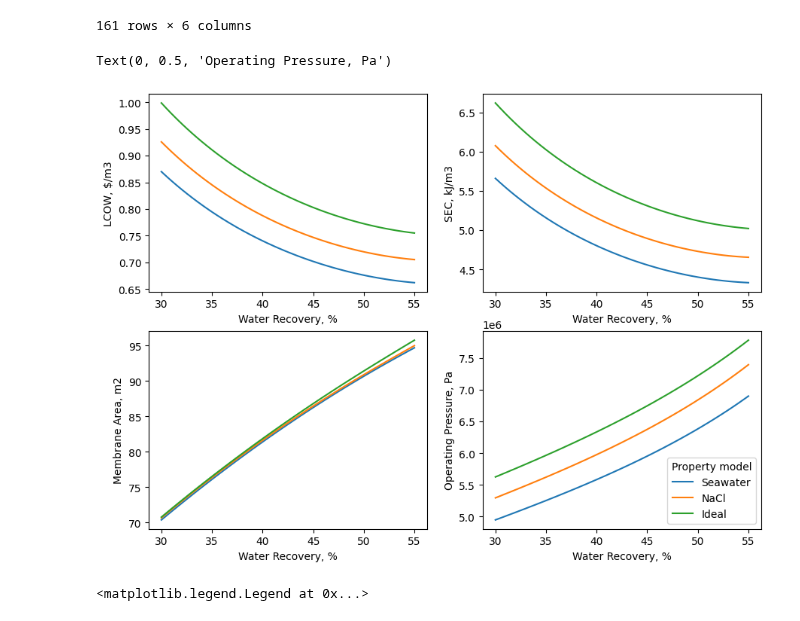
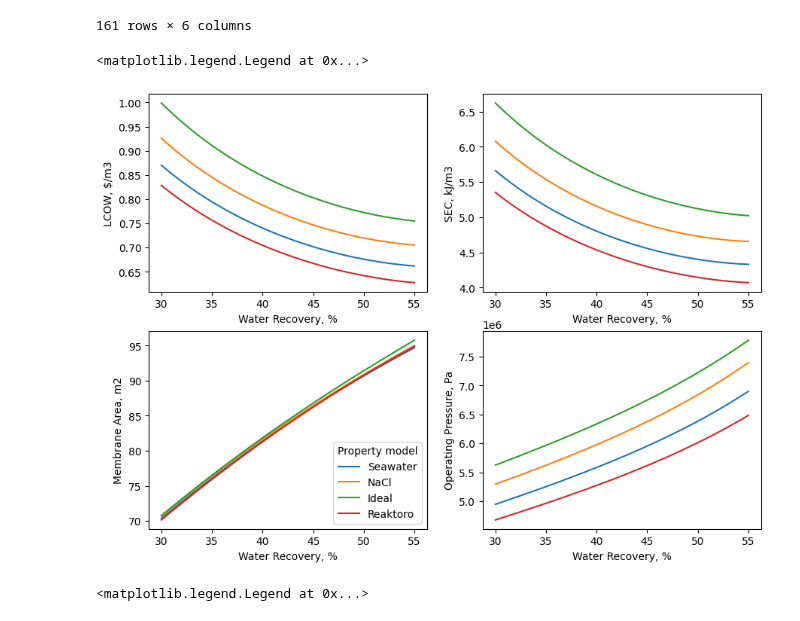
Before and after one commit to savannahsakhai/watertap, a Jupyter notebook: watertap/flowsheets/property_analysis/plotting.ipynb, the cells around one changed output. Drawn from its saved outputs; the diff is of its cells as text; code cells hidden in the pictures.

Commit message:
reaktoro update

```diff
--- a/watertap/flowsheets/property_analysis/plotting.ipynb
+++ b/watertap/flowsheets/property_analysis/plotting.ipynb
@@ -17,6 +9,7 @@ please provide us feedback at https://github.com/pandas-dev/pandas/issues/54466
 data_RO_seawater = pd.read_csv(r'C:\Users\sss0031\Documents\GitHub\watertap\watertap\flowsheets\property_analysis\data_RO_sea.csv')
 data_RO_nacl = pd.read_csv(r'C:\Users\sss0031\Documents\GitHub\watertap\watertap\flowsheets\property_analysis\data_RO_nacl.csv')
 data_RO_simple = pd.read_csv(r'C:\Users\sss0031\Documents\GitHub\watertap\watertap\flowsheets\property_analysis\data_RO_simple.csv')
+data_RO_reatoro = pd.read_csv(r'C:\Users\sss0031\Documents\GitHub\watertap\watertap\flowsheets\property_analysis\data_RO_reaktoro.csv')
 # %%
 data_MVC_seawater = pd.read_csv(r'C:\Users\sss0031\Documents\GitHub\watertap\watertap\flowsheets\property_analysis\data_MVC_sea.csv')
 data_MVC_nacl = pd.read_csv(r'C:\Users\sss0031\Documents\GitHub\watertap\watertap\flowsheets\property_analysis\data_MVC_nacl.csv')
@@ -40,36 +33,42 @@ data_MVC_seawater.dropna()
 # %%
 fig, axs = plt.subplots(ncols=2, nrows=2, figsize=(3.5*3, 2.5*3)) #figsize=(3.5, 2.5)
 
 axs[0,0].plot(data_RO_seawater['# Water Recovery']*100, data_RO_seawater['LCOW'])
 axs[0,0].plot(data_RO_nacl['# Water Recovery']*100, data_RO_nacl['LCOW'])
 axs[0,0].plot(data_RO_simple['# Water Recovery']*100, data_RO_simple['LCOW'])
+axs[0,0].plot(data_RO_reatoro['# Water Recovery']*100, data_RO_reatoro['LCOW'])
 # axs[0,0].legend(["Seawater","NaCl","Ideal"],title="Property model")
 axs[0,0].set_xlabel("Water Recovery, %")
 axs[0,0].set_ylabel("LCOW, $/m3")
 
 axs[0,1].plot(data_RO_seawater['# Water Recovery']*100, data_RO_seawater['SEC'])
 axs[0,1].plot(data_RO_nacl['# Water Recovery']*100, data_RO_nacl['SEC'])
 axs[0,1].plot(data_RO_simple['# Water Recovery']*100, data_RO_simple['SEC'])
+axs[0,1].plot(data_RO_reatoro['# Water Recovery']*100, data_RO_reatoro['SEC'])
 # axs[0,1].legend(["Seawater","NaCl","Ideal"],title="Property model")
 axs[0,1].set_xlabel("Water Recovery, %")
 axs[0,1].set_ylabel("SEC, kJ/m3")
 
 axs[1,0].plot(data_RO_seawater['# Water Recovery']*100, data_RO_seawater['Membrane Area'])
 axs[1,0].plot(data_RO_nacl['# Water Recovery']*100, data_RO_nacl['Membrane Area'])
 axs[1,0].plot(data_RO_simple['# Water Recovery']*100, data_RO_simple['Membrane Area'])
+axs[1,0].plot(data_RO_reatoro['# Water Recovery']*100, data_RO_reatoro['Membrane Area'])
 # axs[1,0].legend(["Seawater","NaCl","Ideal"],title="Property model")
 axs[1,0].set_xlabel("Water Recovery, %")
 axs[1,0].set_ylabel("Membrane Area, m2")
 
 axs[1,1].plot(data_RO_seawater['# Water Recovery']*100, data_RO_seawater['Operating Pressure'])
 axs[1,1].plot(data_RO_nacl['# Water Recovery']*100, data_RO_nacl['Operating Pressure'])
 axs[1,1].plot(data_RO_simple['# Water Recovery']*100, data_RO_simple['Operating Pressure'])
-axs[1,1].legend(["Seawater","NaCl","Ideal"],title="Property model", loc="lower right")
+axs[1,1].plot(data_RO_reatoro['# Water Recovery']*100, data_RO_reatoro['Operating Pressure'])
+
 axs[1,1].set_xlabel("Water Recovery, %")
 axs[1,1].set_ylabel("Operating Pressure, Pa")
+
+axs[1,0].legend(["Seawater","NaCl","Ideal","Reaktoro"],title="Property model", loc="lower right")
 # %% [output]
-Text(0, 0.5, 'Operating Pressure, Pa')
+<matplotlib.legend.Legend at 0x...>
-[figure, old version]
+[figure, new version]
 # %%
 fig, axs = plt.subplots(ncols=2, nrows=2, figsize=(3.5*3, 2.5*3))
 
```
Also changed, not shown: parts of 1 cell of this notebook, 2 other files.
